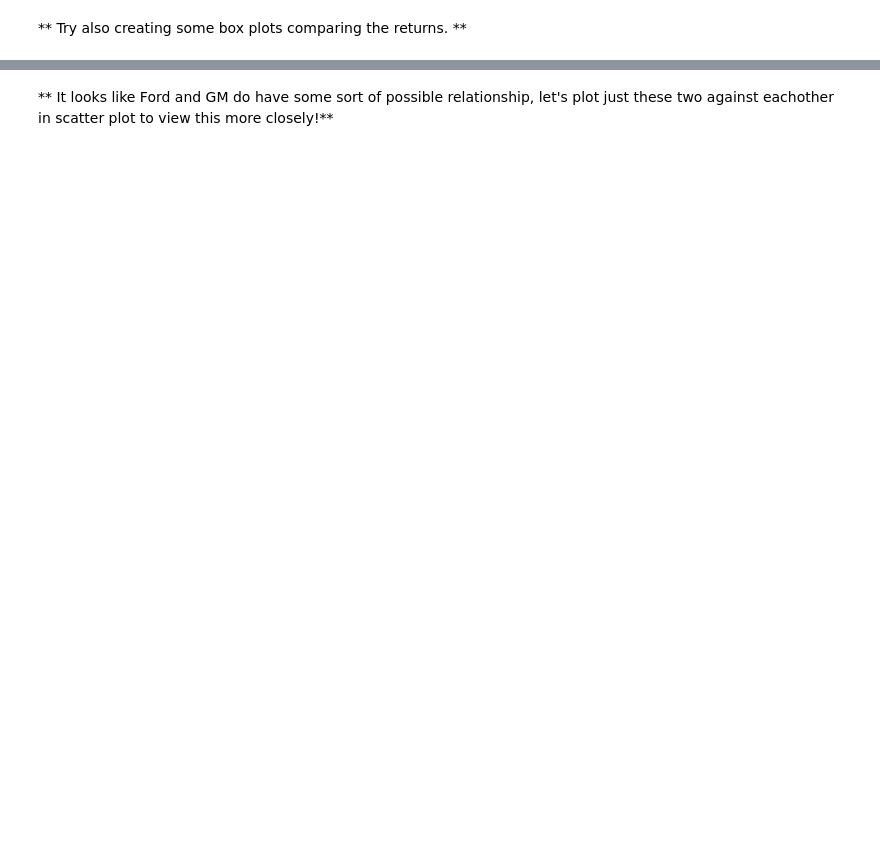
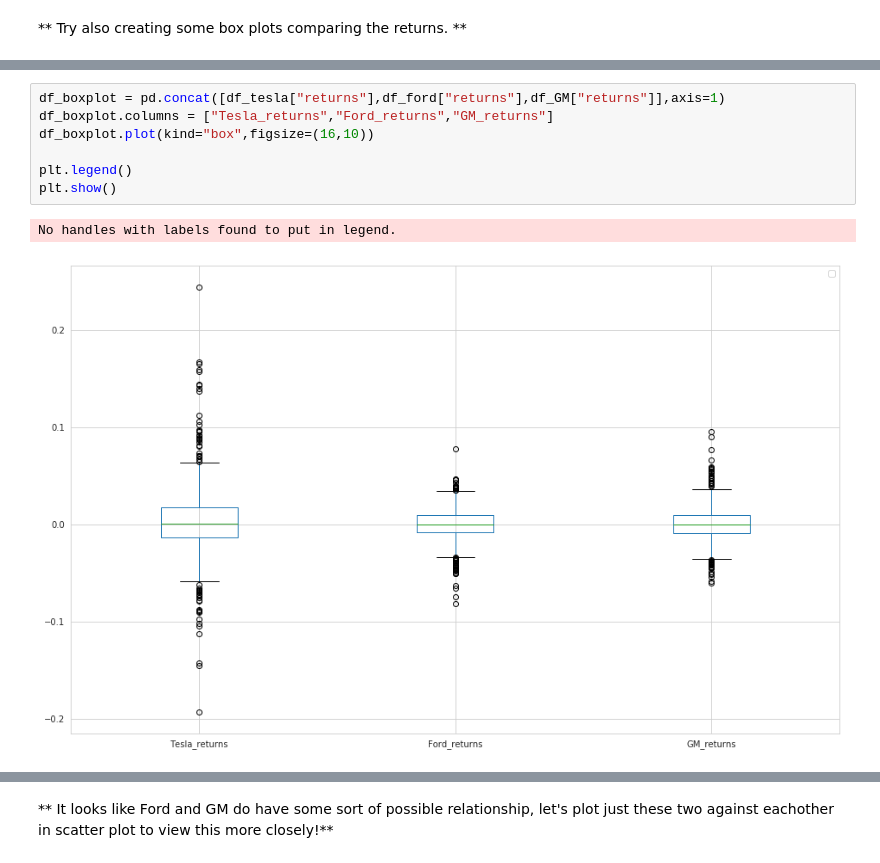
Before and after one commit to easypanda/Udemy, a Jupyter notebook: Python for Finance/07-Stock-Market-Analysis-Capstone-Project/Stock Market Analysis Project.ipynb, the cells around one changed output, grey strips where cells are left out. Drawn from its saved outputs; the diff is of its cells as text; blank space fills up the shorter version.

```diff
--- a/Python for Finance/07-Stock-Market-Analysis-Capstone-Project/Stock Market Analysis Project.ipynb
+++ b/Python for Finance/07-Stock-Market-Analysis-Capstone-Project/Stock Market Analysis Project.ipynb
@@ -325,0 +279,10 @@ This defines r_t (return at time t) as equal to the price at time t divided by t
+# %%
+df_boxplot = pd.concat([df_tesla["returns"],df_ford["returns"],df_GM["returns"]],axis=1)
+df_boxplot.columns = ["Tesla_returns","Ford_returns","GM_returns"]
+df_boxplot.plot(kind="box",figsize=(16,10))
+
+plt.legend()
+plt.show()
+# %% [output]
+No handles with labels found to put in legend.
+[figure, added]
```
Also changed, not shown: parts of 29 cells of this notebook.
